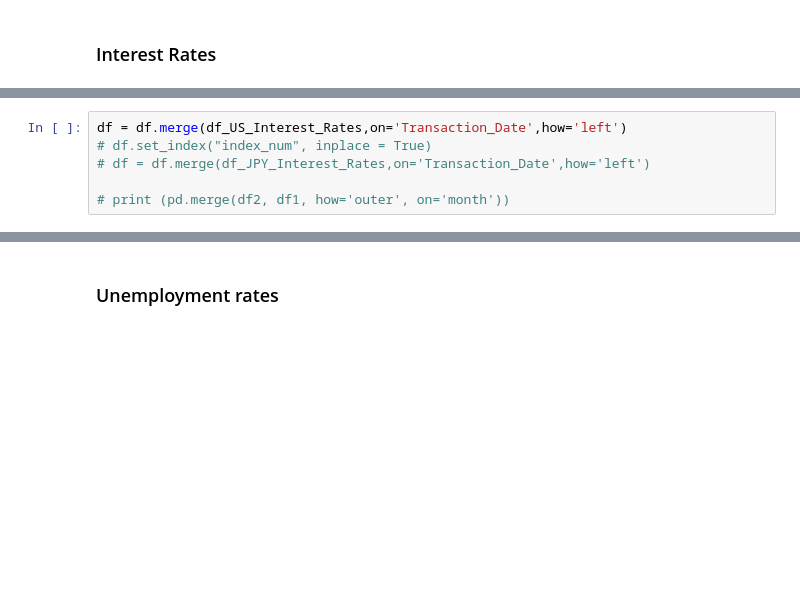
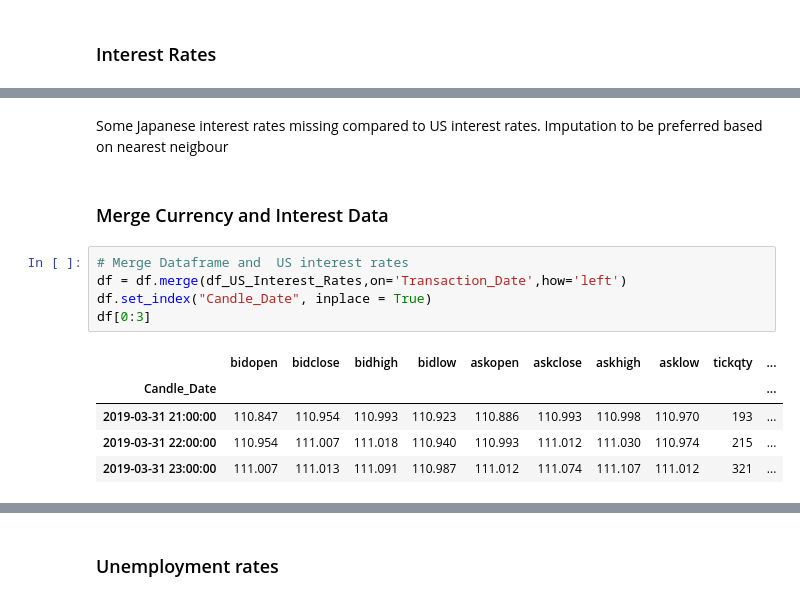
Before and after one commit to kennedynjoroge/10-steps-to-become-a-data-scientist, a Jupyter notebook: Forex_Algorithmic_Trading_Prediction.ipynb, the cells around one changed output, grey strips where cells are left out. Drawn from its saved outputs; the diff is of its cells as text; blank space fills up the shorter version.

```diff
--- a/Forex_Algorithmic_Trading_Prediction.ipynb
+++ b/Forex_Algorithmic_Trading_Prediction.ipynb
@@ -156,6 +214,15 @@ df_JPY_Interest_Rates[0:3]
+# %% [markdown]
+Some Japanese interest rates missing compared to US interest rates. Imputation to be preferred based on nearest neigbour
+# %% [markdown]
+### Merge Currency and Interest Data
 # %%
+# Merge Dataframe and  US interest rates
 df = df.merge(df_US_Interest_Rates,on='Transaction_Date',how='left')
-# df.set_index("index_num", inplace = True)
-# df = df.merge(df_JPY_Interest_Rates,on='Transaction_Date',how='left')
-
-# print (pd.merge(df2, df1, how='outer', on='month'))
+df.set_index("Candle_Date", inplace = True)
+df[0:3]
+# %% [output]
+|  | bidopen | bidclose | bidhigh | bidlow | askopen | askclose | askhigh | asklow | tickqty | ... |
+| Candle_Date |  |  |  |  |  |  |  |  |  | ... |
+| 2019-03-31 21:00:00 | 110.847 | 110.954 | 110.993 | 110.923 | 110.886 | 110.993 | 110.998 | 110.970 | 193 | ... |
+| 2019-03-31 22:00:00 | 110.954 | 111.007 | 111.018 | 110.940 | 110.993 | 111.012 | 111.030 | 110.974 | 215 | ... |
+| 2019-03-31 23:00:00 | 111.007 | 111.013 | 111.091 | 110.987 | 111.012 | 111.074 | 111.107 | 111.012 | 321 | ... |
```
Also changed, not shown: parts of 42 cells of this notebook.
